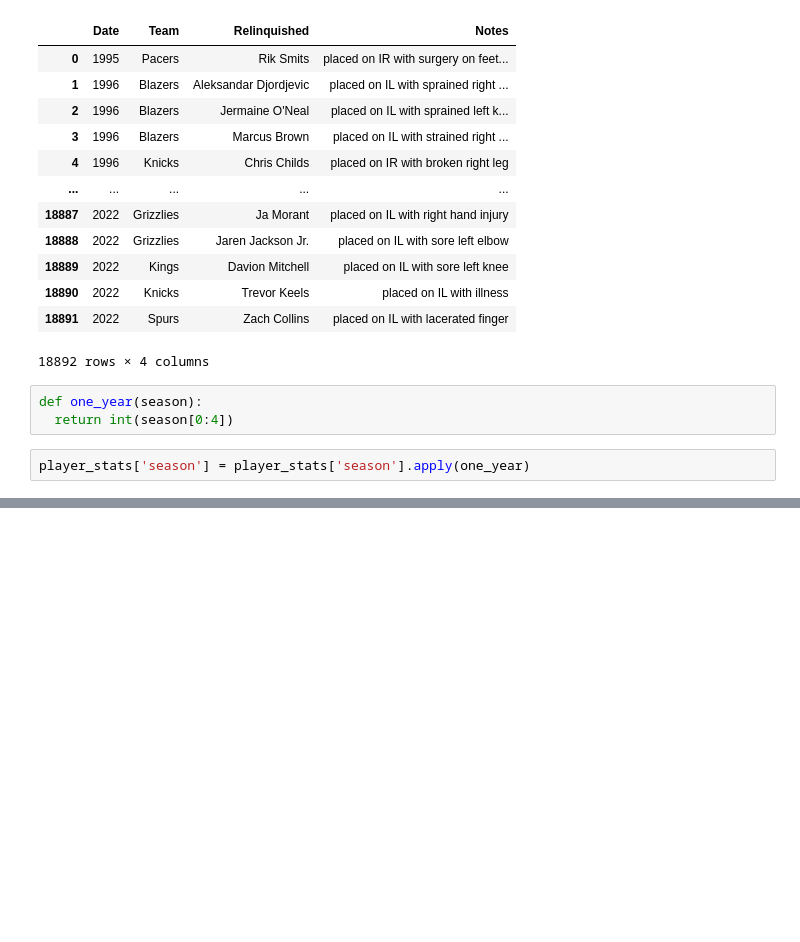
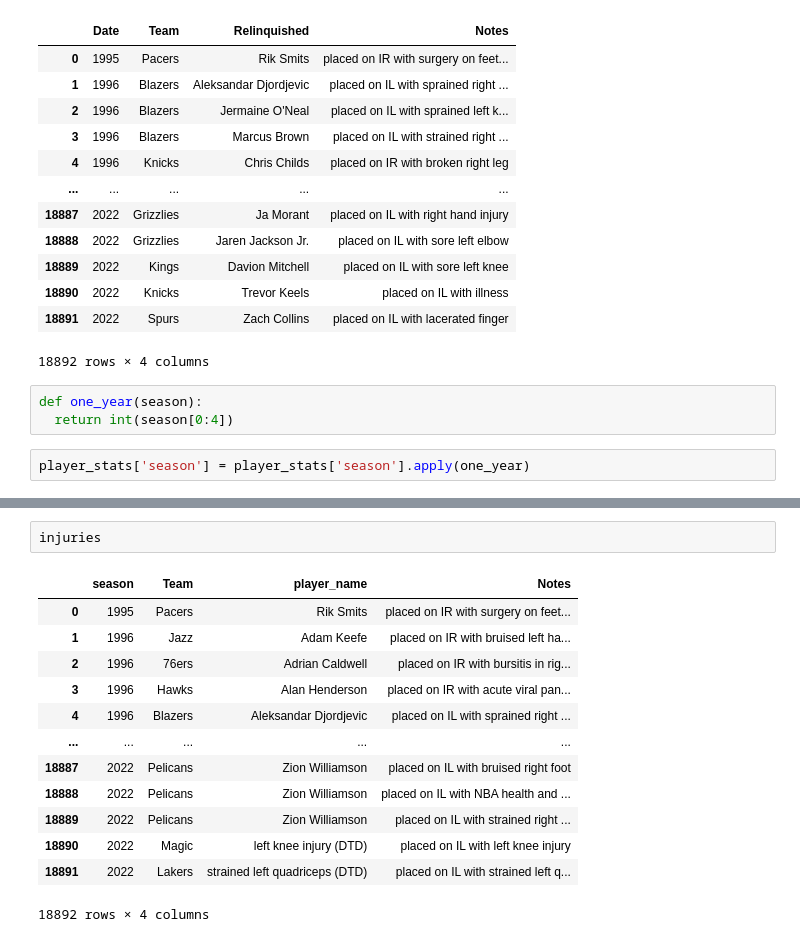
Before and after one commit to ab3131/NBAInjuryPredictor, a Jupyter notebook: NBAInjuryPredictor.ipynb, the cells around one changed output, grey strips where cells are left out. Saved outputs shown, nothing was run; the diff lists cells and outputs as text; blank space fills up the shorter version.

```diff
--- a/NBAInjuryPredictor.ipynb
+++ b/NBAInjuryPredictor.ipynb
@@ -173,0 +223,16 @@ Name: season, Length: 12844, dtype: int64
+# %%
+injuries
+# %% [output]
+|  | season | Team | player_name | Notes |
+| 0 | 1995 | Pacers | Rik Smits | placed on IR with surgery on feet... |
+| 1 | 1996 | Jazz | Adam Keefe | placed on IR with bruised left ha... |
+| 2 | 1996 | 76ers | Adrian Caldwell | placed on IR with bursitis in rig... |
+| 3 | 1996 | Hawks | Alan Henderson | placed on IR with acute viral pan... |
+| 4 | 1996 | Blazers | Aleksandar Djordjevic | placed on IL with sprained right ... |
+| ... | ... | ... | ... | ... |
+| 18887 | 2022 | Pelicans | Zion Williamson | placed on IL with bruised right foot |
+| 18888 | 2022 | Pelicans | Zion Williamson | placed on IL with NBA health and ... |
+| 18889 | 2022 | Pelicans | Zion Williamson | placed on IL with strained right ... |
+| 18890 | 2022 | Magic | left knee injury (DTD) | placed on IL with left knee injury |
+| 18891 | 2022 | Lakers | strained left quadriceps (DTD) | placed on IL with strained left q... |
+18892 rows × 4 columns
```
Also changed, not shown: parts of 13 cells of this notebook.
